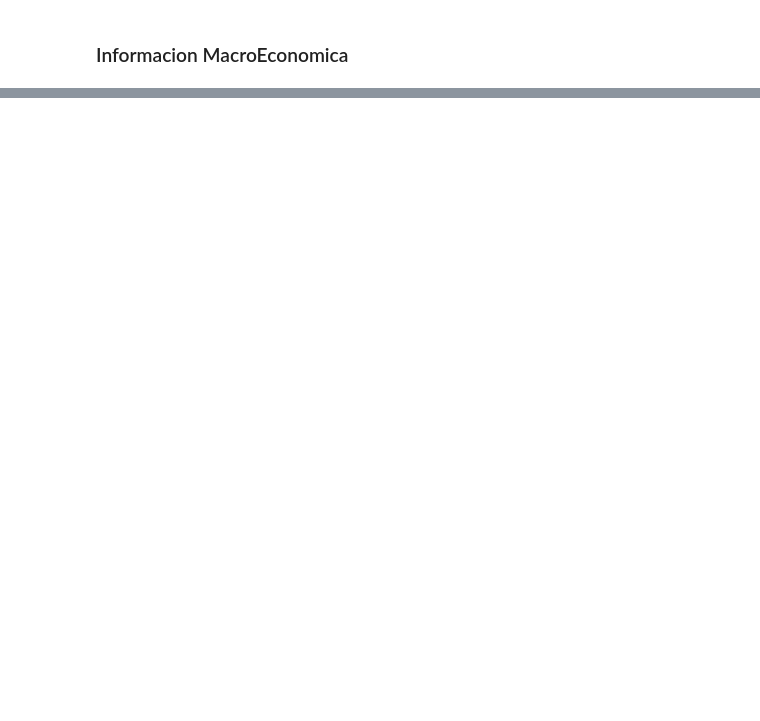
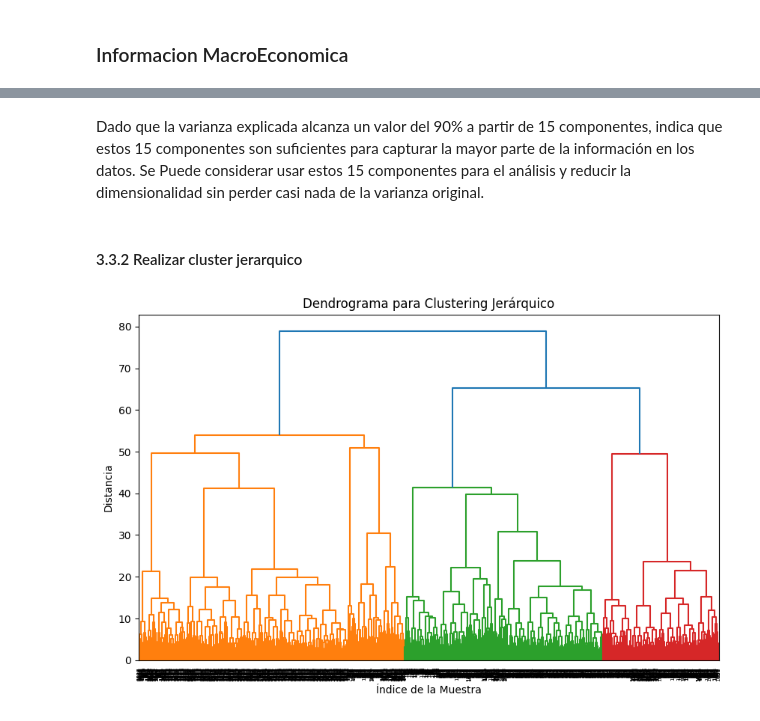
Before and after one commit to felipelobatodasilva/MIAD_ANS_Proyecto_FInal, a Jupyter notebook: Transform_df_songs.Ajuste.ipynb, the cells around one changed output, grey strips where cells are left out. Saved outputs shown, nothing was run; the diff lists cells and outputs as text; code cells hidden in the pictures; blank space fills up the shorter version.

```diff
--- a/Transform_df_songs.Ajuste.ipynb
+++ b/Transform_df_songs.Ajuste.ipynb
@@ -702,0 +883,19 @@ dtype: object
+# %%
+from sklearn.decomposition import PCA
+import matplotlib.pyplot as plt
+
+# Suponiendo que X_scaled es tu matriz de datos estandarizados
+pca = PCA()
+pca.fit(df_recesion_no)
+
+# Varianza explicada acumulativa
+explained_variance_ratio = pca.explained_variance_ratio_.cumsum()
+
+# Gráfico del codo
+plt.figure(figsize=(10, 6))
+plt.plot(range(1, len(explained_variance_ratio) + 1), explained_variance_ratio, marker='o')
+plt.title('Gráfico del Codo para Selección de Componentes Principales')
+plt.xlabel('Número de Componentes Principales')
+plt.ylabel('Varianza Explicada Acumulativa')
+plt.grid(True)
+plt.show()
@@ -702,0 +904,29 @@ dtype: object
+# %% [markdown]
+ Dado que la varianza explicada alcanza un valor del 90% a partir de 15 componentes, indica que estos 15 componentes son suficientes para capturar la mayor parte de la información en los datos. Se Puede considerar usar estos 15 componentes para el análisis y reducir la dimensionalidad sin perder casi nada de la varianza original.
+# %%
+# Ajusta PCA con el número de componentes que seleccionaste
+n_components = 15
+pca2 = PCA(n_components=n_components)
+X_pca2 = pca.fit_transform(df_recesion_no)
+
+# Convertir el resultado a un DataFrame para facilitar su uso posterior
+pca_columns2 = [f'PC{i+1}' for i in range(n_components)]
+df_pca2 = pd.DataFrame(X_pca2, columns=pca_columns2)
+# %% [markdown]
+#### 3.3.2 Realizar cluster jerarquico
+# %%
+#Calculando la Matriz de Distancias: Se utilizara la distancia Euclidiana, para calcular las distancias entre los puntos de datos.
+import scipy.cluster.hierarchy as sch
+import matplotlib.pyplot as plt
+distance_matrix2 = sch.distance.pdist(X_pca2)
+# %%
+#Construyendo el Dendrograma:para visualizar las jerarquías y decidir el número adecuado de clusters.
+linkage_matrix = sch.linkage(distance_matrix2, method='ward')
+plt.figure(figsize=(10, 6))
+sch.dendrogram(linkage_matrix)
+plt.title('Dendrograma para Clustering Jerárquico')
+plt.xlabel('Índice de la Muestra')
+plt.ylabel('Distancia')
+plt.show()
+# %% [output]
+[figure, added]
```
Also changed, not shown: parts of 46 cells of this notebook, 4 other files.
